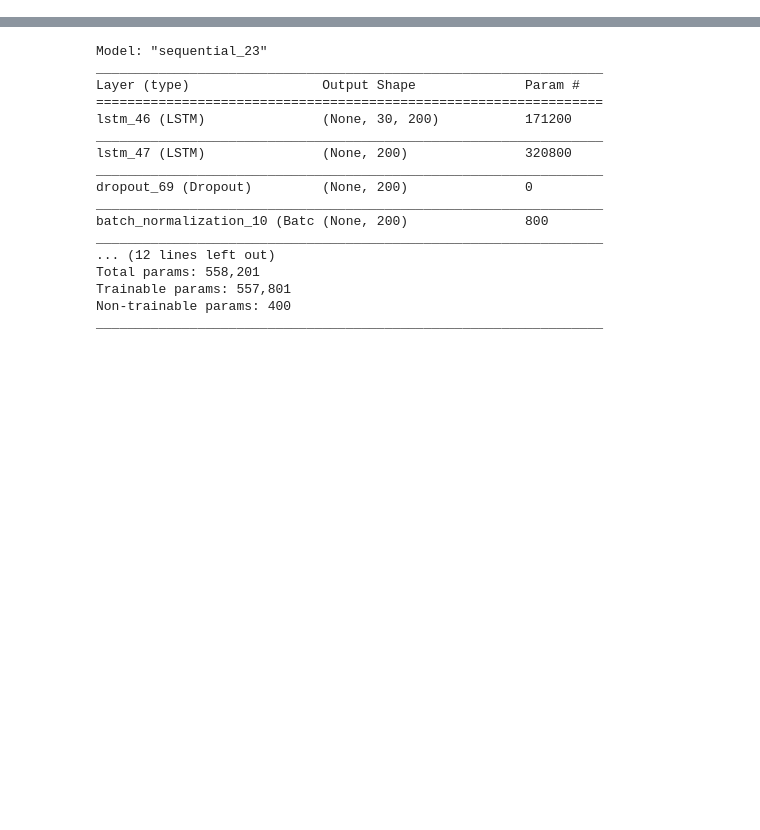
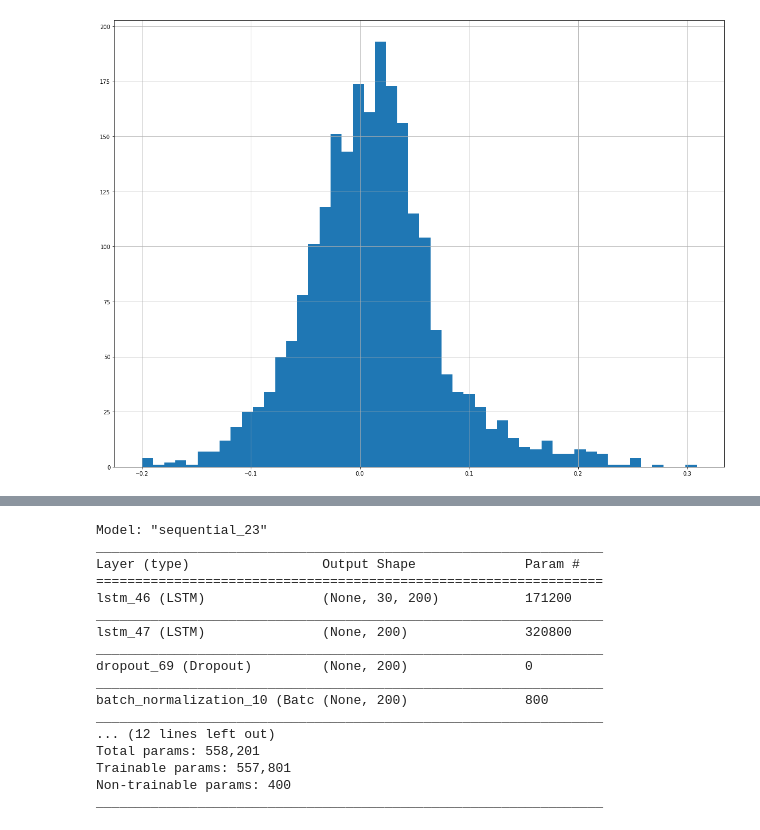
Before and after one commit to marcin-sobocinski/mlchartist, a Jupyter notebook: notebooks/Marcin/Testing_model_with_single_data.ipynb, the cells around one changed output, grey strips where cells are left out. Saved outputs shown, nothing was run; the diff lists cells and outputs as text; code cells hidden in the pictures; blank space fills up the shorter version.

```diff
--- a/notebooks/Marcin/Testing_model_with_single_data.ipynb
+++ b/notebooks/Marcin/Testing_model_with_single_data.ipynb
@@ -89,0 +90,5 @@ plt.show()
+# %%
+joined_df['10TD_return'].hist(figsize=(20, 15), bins=50)
+plt.show()
+# %% [output]
+[figure, added]
```
Also changed, not shown: parts of 26 cells of this notebook, 2 other files.
